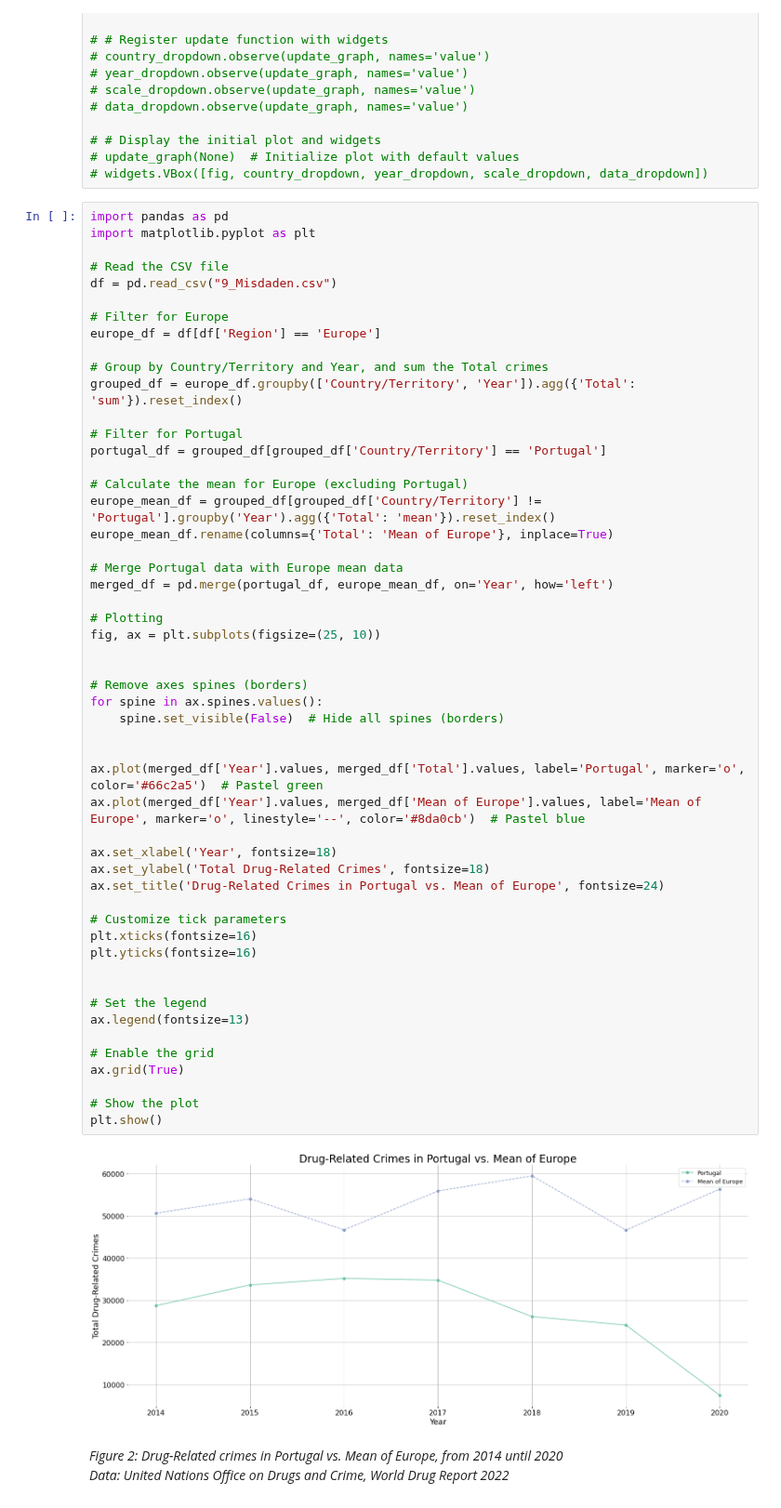
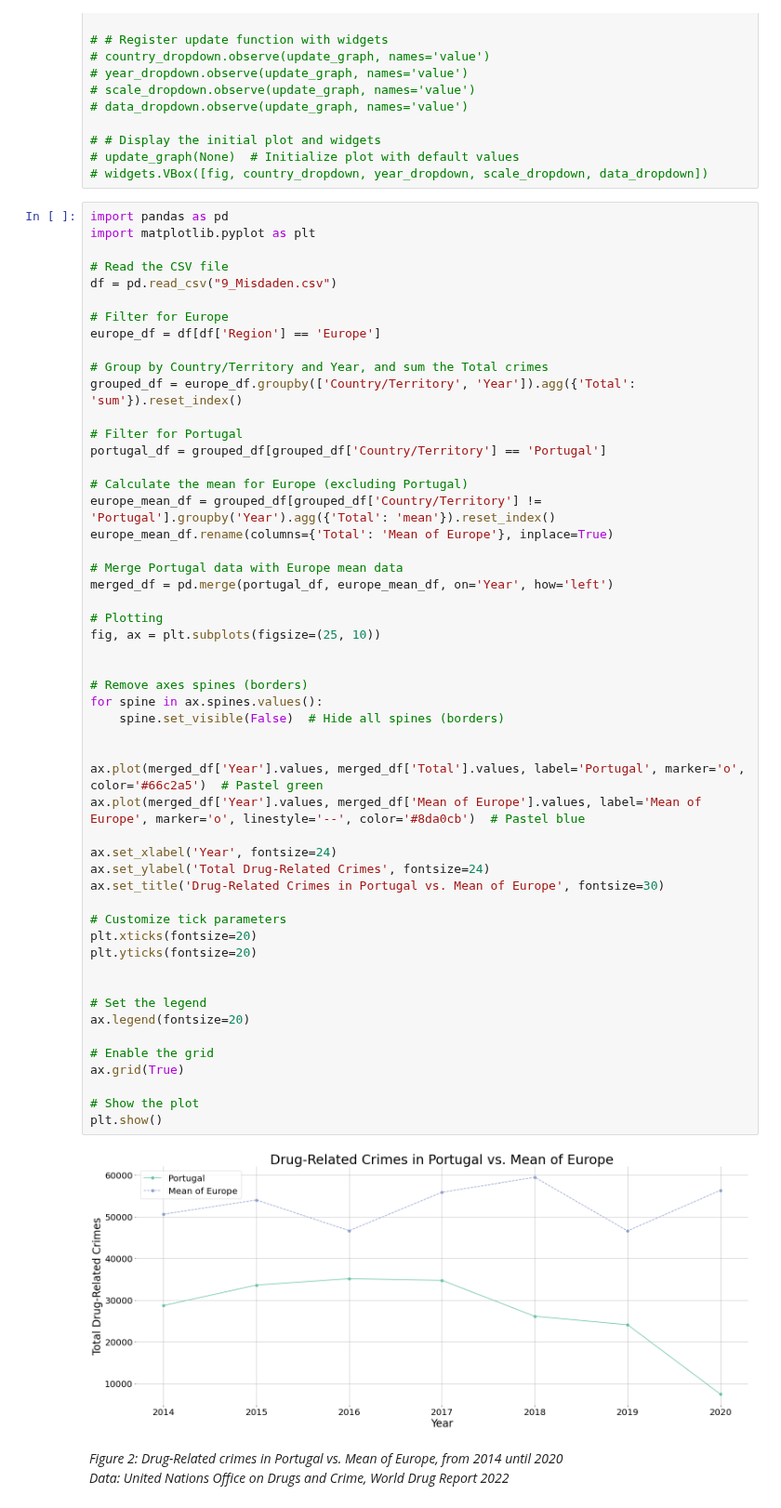
Before and after one commit to ChiaraPatania/InfoVis, a Jupyter notebook: docs/arguments.ipynb, the cells around one changed output. Shown at 93% size. Drawn from its saved outputs; the diff is of its cells as text.

```diff
--- a/docs/arguments.ipynb
+++ b/docs/arguments.ipynb
@@ -394,40 +394,40 @@ portugal_df = grouped_df[grouped_df['Country/Territory'] == 'Portugal']
 europe_mean_df = grouped_df[grouped_df['Country/Territory'] != 'Portugal'].groupby('Year').agg({'Total': 'mean'}).reset_index()
 europe_mean_df.rename(columns={'Total': 'Mean of Europe'}, inplace=True)
 
 # Merge Portugal data with Europe mean data
 merged_df = pd.merge(portugal_df, europe_mean_df, on='Year', how='left')
 
 # Plotting
 fig, ax = plt.subplots(figsize=(25, 10))
 
 
 # Remove axes spines (borders)
 for spine in ax.spines.values():
     spine.set_visible(False)  # Hide all spines (borders)
 
 
 ax.plot(merged_df['Year'].values, merged_df['Total'].values, label='Portugal', marker='o', color='#66c2a5')  # Pastel green
 ax.plot(merged_df['Year'].values, merged_df['Mean of Europe'].values, label='Mean of Europe', marker='o', linestyle='--', color='#8da0cb')  # Pastel blue
 
-ax.set_xlabel('Year', fontsize=18)
-ax.set_ylabel('Total Drug-Related Crimes', fontsize=18)
-ax.set_title('Drug-Related Crimes in Portugal vs. Mean of Europe', fontsize=24)
+ax.set_xlabel('Year', fontsize=24)
+ax.set_ylabel('Total Drug-Related Crimes', fontsize=24)
+ax.set_title('Drug-Related Crimes in Portugal vs. Mean of Europe', fontsize=30)
 
 # Customize tick parameters
-plt.xticks(fontsize=16)
-plt.yticks(fontsize=16)
+plt.xticks(fontsize=20)
+plt.yticks(fontsize=20)
 
 
 # Set the legend
-ax.legend(fontsize=13)
+ax.legend(fontsize=20)
 
 # Enable the grid
 ax.grid(True)
 
 # Show the plot
 plt.show()
 # %% [output]
-[figure, old version]
+[figure, new version]
 # %% [markdown]
 *Figure 2: Drug-Related crimes in Portugal vs. Mean of Europe, from 2014 until 2020*
 <br>
```
Also changed, not shown: parts of 2 cells of this notebook.
